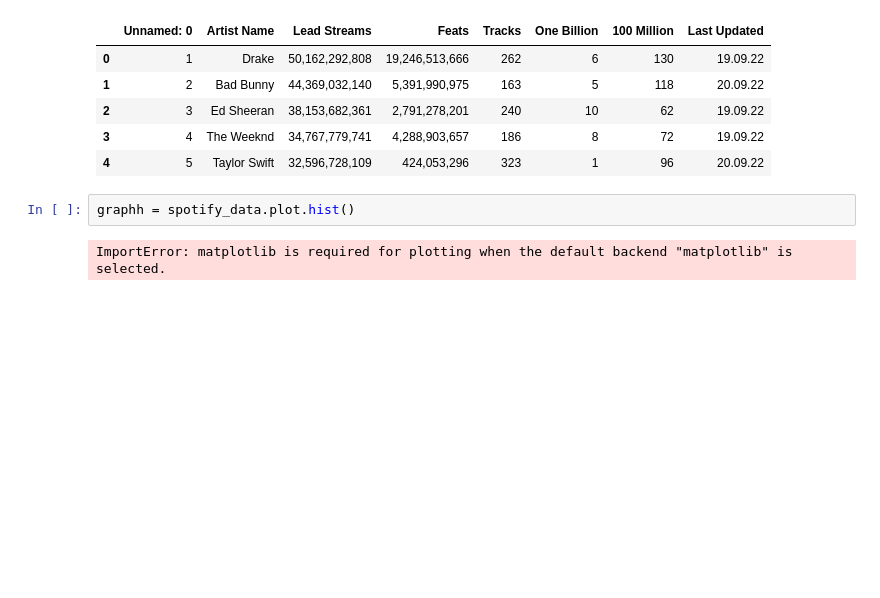
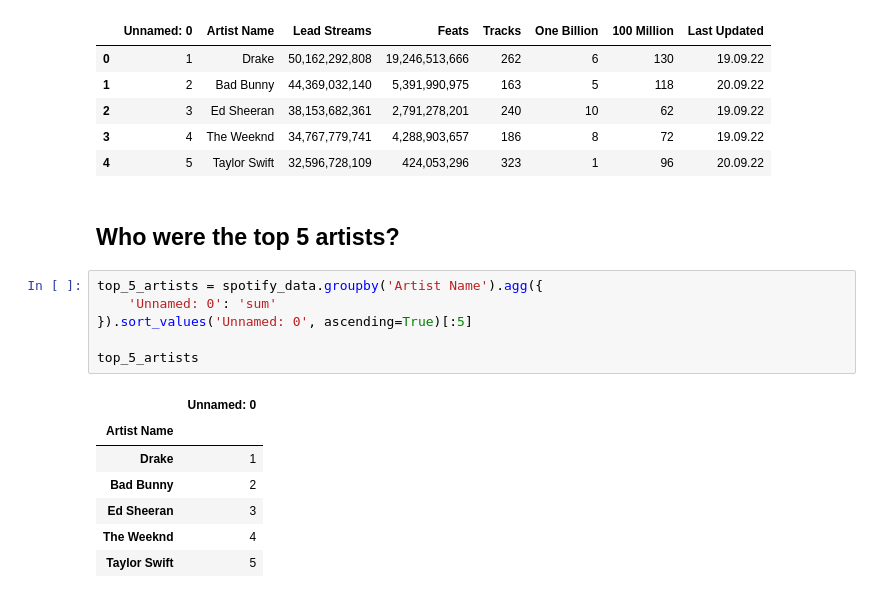
Before and after one commit to PaolaHernandezGodoy/hth_fallprogram, a Jupyter notebook: hth_fallprogram/spotify-data-project1/questionAnswers.ipynb, the cells around one changed output. Cells and saved outputs as stored; diff of their text form; blank space fills up the shorter version.

```diff
--- a/hth_fallprogram/spotify-data-project1/questionAnswers.ipynb
+++ b/hth_fallprogram/spotify-data-project1/questionAnswers.ipynb
@@ -70,7 +74,19 @@ tops
 | 2 | 3 | Ed Sheeran | 38,153,682,361 | 2,791,278,201 | 240 | 10 | 62 | 19.09.22 |
 | 3 | 4 | The Weeknd | 34,767,779,741 | 4,288,903,657 | 186 | 8 | 72 | 19.09.22 |
 | 4 | 5 | Taylor Swift | 32,596,728,109 | 424,053,296 | 323 | 1 | 96 | 20.09.22 |
-# %%
-graphh = spotify_data.plot.hist()
-# %% [output]
-ImportError: matplotlib is required for plotting when the default backend "matplotlib" is selected.
+# %% [markdown]
+## Who were the top 5 artists?
+# %%
+top_5_artists = spotify_data.groupby('Artist Name').agg({
+    'Unnamed: 0': 'sum'
+}).sort_values('Unnamed: 0', ascending=True)[:5]
+
+top_5_artists
+# %% [output]
+|  | Unnamed: 0 |
+| Artist Name |  |
+| Drake | 1 |
+| Bad Bunny | 2 |
+| Ed Sheeran | 3 |
+| The Weeknd | 4 |
+| Taylor Swift | 5 |
```
Also changed, not shown: parts of 13 cells of this notebook.
